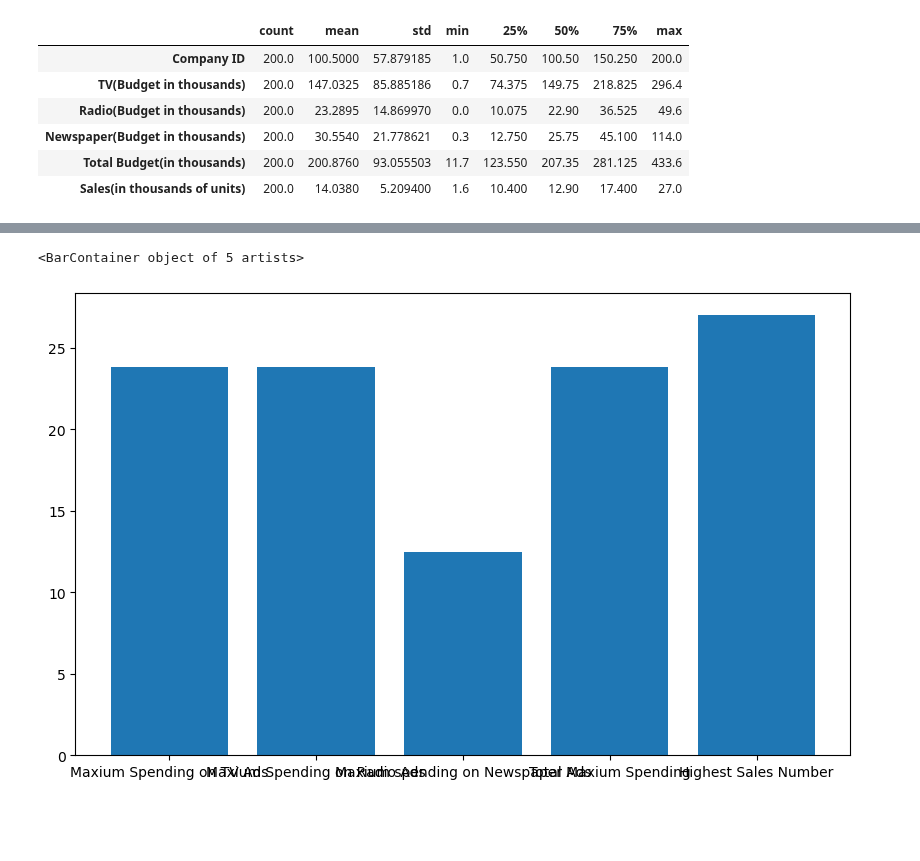
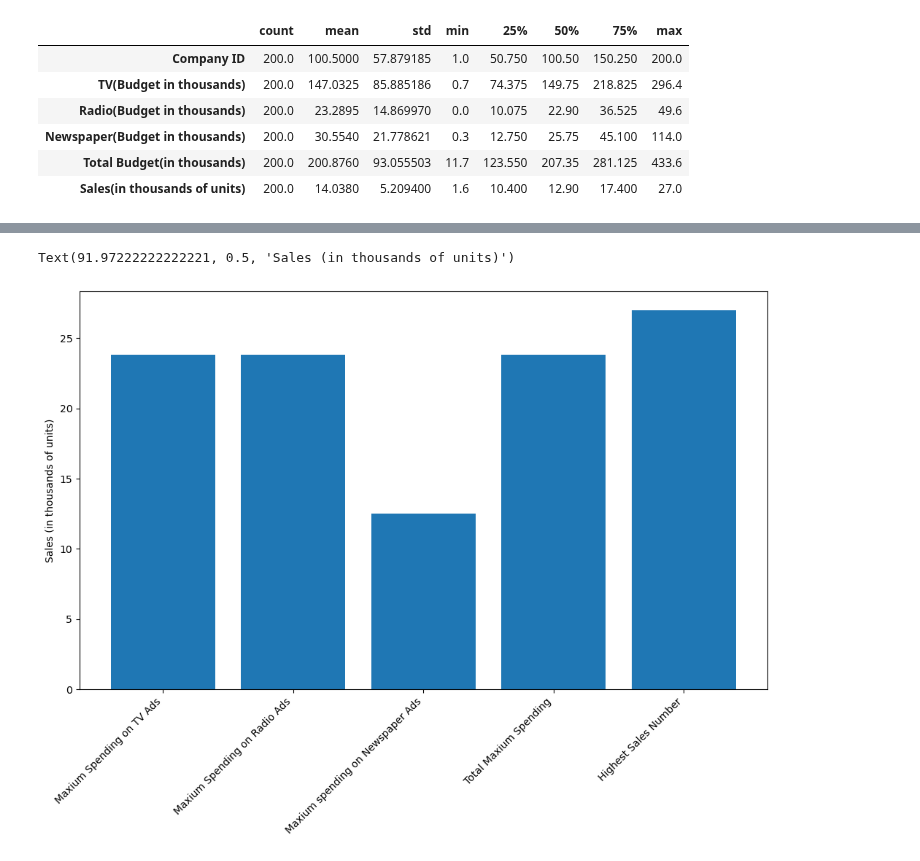
Before and after one commit to ricsalazar810/project-one, a Jupyter notebook: main.ipynb, the cells around one changed output, grey strips where cells are left out. Cells and saved outputs as stored; diff of their text form; code cells hidden in the pictures; blank space fills up the shorter version.

```diff
--- a/main.ipynb
+++ b/main.ipynb
@@ -107,7 +107,10 @@ x = pd.DataFrame(max_df.loc['Sales(in thousands of units)',:])
 # %%
 #Create a bar graph to display max spending
 plt.figure(figsize=(10, 6))
 plt.bar(x.index, x['Sales(in thousands of units)'])
+plt.tight_layout()
+plt.xticks(rotation=45, ha='right')
+plt.ylabel('Sales (in thousands of units)')
 # %% [output]
-<BarContainer object of 5 artists>
+Text(91.97222222222221, 0.5, 'Sales (in thousands of units)')
-[figure, old version]
+[figure, new version]
```
Also changed, not shown: parts of 5 cells of this notebook.
